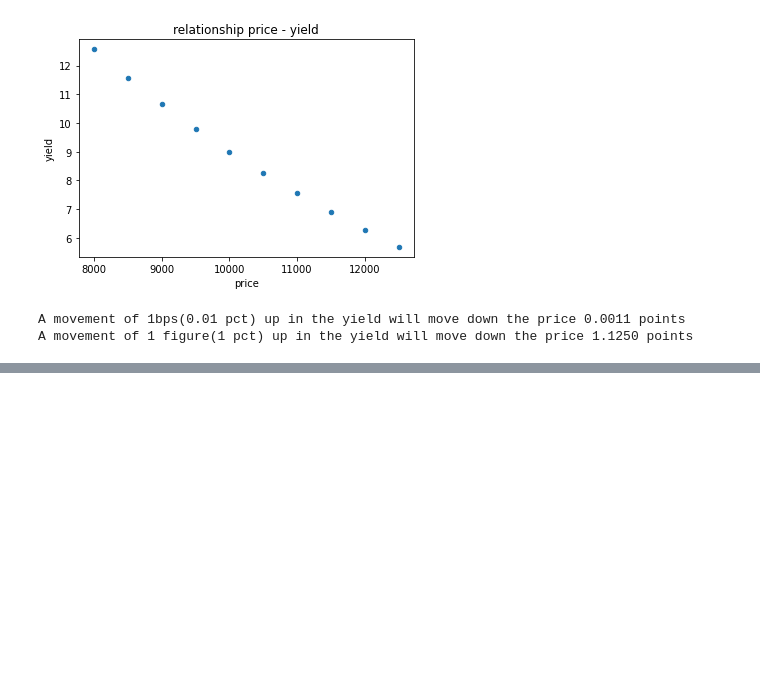
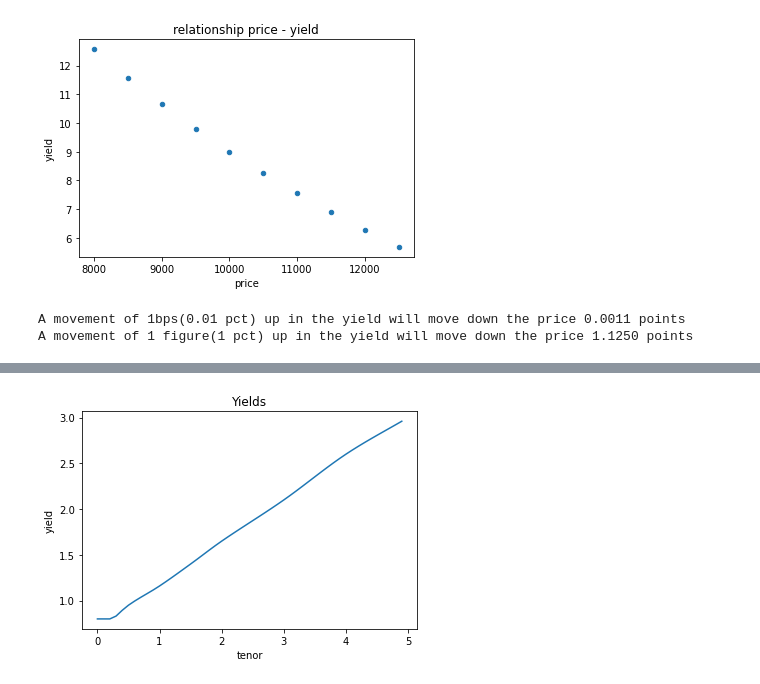
Before and after one commit to javifalces/colab_test, a Jupyter notebook: financial_derivatives_bonds.ipynb, the cells around one changed output, grey strips where cells are left out. Cells and saved outputs as stored; diff of their text form; code cells hidden in the pictures; blank space fills up the shorter version.

```diff
--- a/financial_derivatives_bonds.ipynb
+++ b/financial_derivatives_bonds.ipynb
@@ -125,0 +156,12 @@ A movement of 1 figure(1 pct) up in the yield will move down the price 1.1250 po
+# %%
+#curve object implementing a yield curve with a
+#0.8% spot rate at the 3 month tenor, a 0.95% spot rate at the 6 month tenor,
+# a 1.16% spot rate at the 1 year tenor
+
+tenors = [0.25, 0.5, 1.0, 1.5, 2.0, 3.0, 4.0, 5.0]
+spot_rates = [0.8, 0.95, 1.16, 1.4, 1.65, 2.1, 2.6, 3.0]
+# yield_curve = fi.curve_factory(dates = tenors, rates = spot_rates)
+yield_curve = fi.curve_factory(dates = tenors, rates = spot_rates, method="hermite")
+yield_curve.plot_yields()
+# %% [output]
+[figure, added]
```
Also changed, not shown: parts of 20 cells of this notebook.
